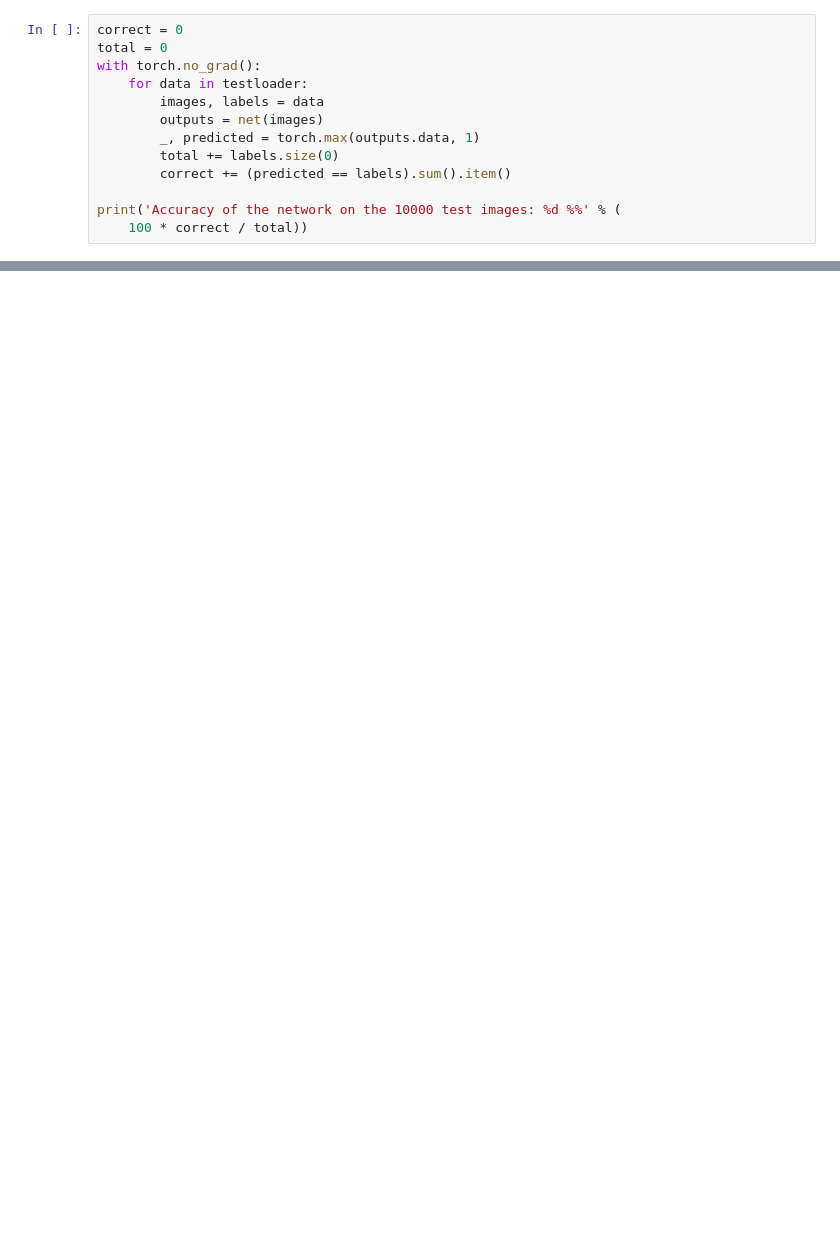
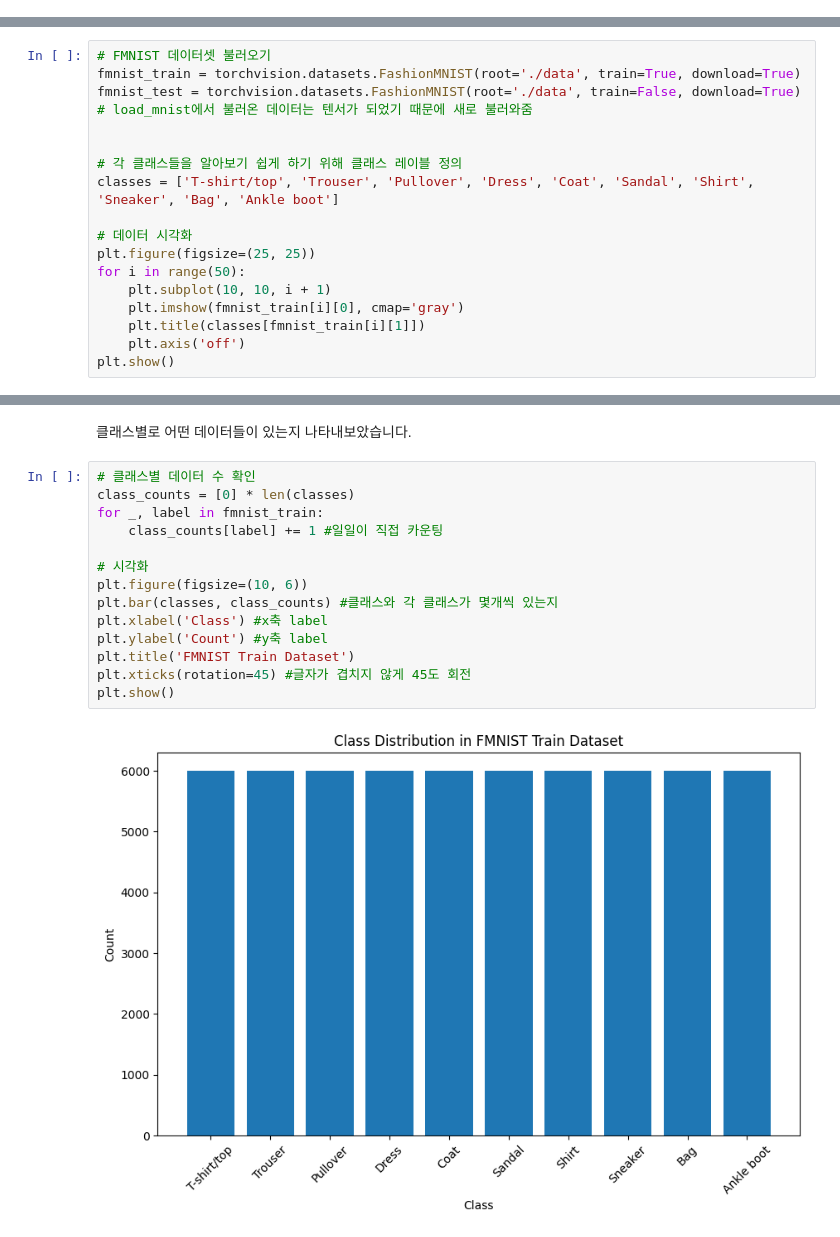
Before and after one commit to Konkuk-Univ-Glocal-Campus/introai202401-midterm-uiopyt12, a Jupyter notebook: cnn.ipynb, the cells around one changed output, grey strips where cells are left out. Cells and saved outputs as stored; diff of their text form; blank space fills up the shorter version.

```diff
--- a/cnn.ipynb
+++ b/cnn.ipynb
@@ -34,13 +0,0 @@ display_dataset(data_train)
-# %%
-correct = 0
-total = 0
-with torch.no_grad():
-    for data in testloader:
-        images, labels = data
-        outputs = net(images)
-        _, predicted = torch.max(outputs.data, 1)
-        total += labels.size(0)
-        correct += (predicted == labels).sum().item()
-
-print('Accuracy of the network on the 10000 test images: %d %%' % (
-    100 * correct / total))
@@ -48,0 +15,18 @@ NameError: name 'torch' is not defined
+# %%
+# FMNIST 데이터셋 불러오기
+fmnist_train = torchvision.datasets.FashionMNIST(root='./data', train=True, download=True)
+fmnist_test = torchvision.datasets.FashionMNIST(root='./data', train=False, download=True)
+# load_mnist에서 불러온 데이터는 텐서가 되었기 때문에 새로 불러와줌
+
+
+# 각 클래스들을 알아보기 쉽게 하기 위해 클래스 레이블 정의
+classes = ['T-shirt/top', 'Trouser', 'Pullover', 'Dress', 'Coat', 'Sandal', 'Shirt', 'Sneaker', 'Bag', 'Ankle boot']
+
+# 데이터 시각화
+plt.figure(figsize=(25, 25))
+for i in range(50):
+    plt.subplot(10, 10, i + 1)
+    plt.imshow(fmnist_train[i][0], cmap='gray')
+    plt.title(classes[fmnist_train[i][1]])
+    plt.axis('off')
+plt.show()
@@ -48,0 +56,18 @@ NameError: name 'torch' is not defined
+# %% [markdown]
+클래스별로 어떤 데이터들이 있는지 나타내보았습니다.
+# %%
+# 클래스별 데이터 수 확인
+class_counts = [0] * len(classes)
+for _, label in fmnist_train:
+    class_counts[label] += 1 #일일이 직접 카운팅
+
+# 시각화
+plt.figure(figsize=(10, 6))
+plt.bar(classes, class_counts) #클래스와 각 클래스가 몇개씩 있는지
+plt.xlabel('Class') #x축 label
+plt.ylabel('Count') #y축 label
+plt.title('FMNIST Train Dataset')
+plt.xticks(rotation=45) #글자가 겹치지 않게 45도 회전
+plt.show()
+# %% [output]
+[figure, added]
```
Also changed, not shown: parts of 20 cells of this notebook, 3 other files.
